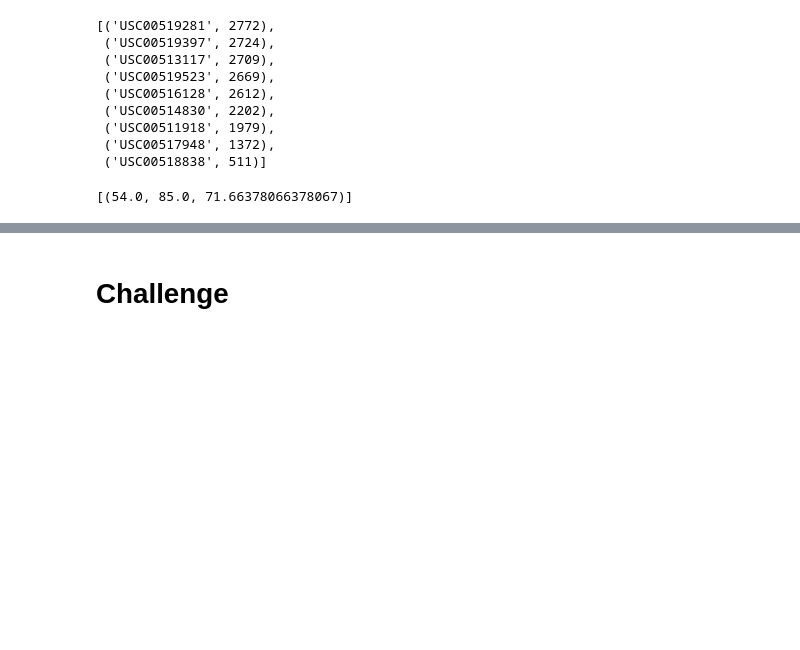
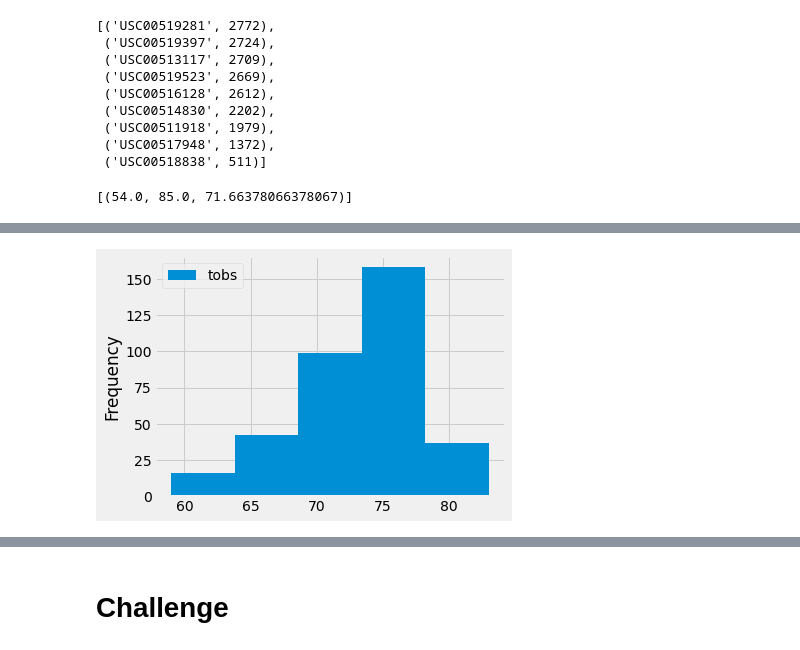
Before and after one commit to julee89/surfs_up, a Jupyter notebook: climate_analysis.ipynb, the cells around one changed output, grey strips where cells are left out. Cells and saved outputs as stored; diff of their text form; code cells hidden in the pictures; blank space fills up the shorter version.

```diff
--- a/climate_analysis.ipynb
+++ b/climate_analysis.ipynb
@@ -203,0 +207,7 @@ df.plot.hist(bins = 12)
+# %%
+# Adjusting plot to 5 bins
+df.plot.hist(bins = 5)
+
+plt.tight_layout()
+# %% [output]
+[figure, added]
```
Also changed, not shown: parts of 2 cells of this notebook, 1 other file.
